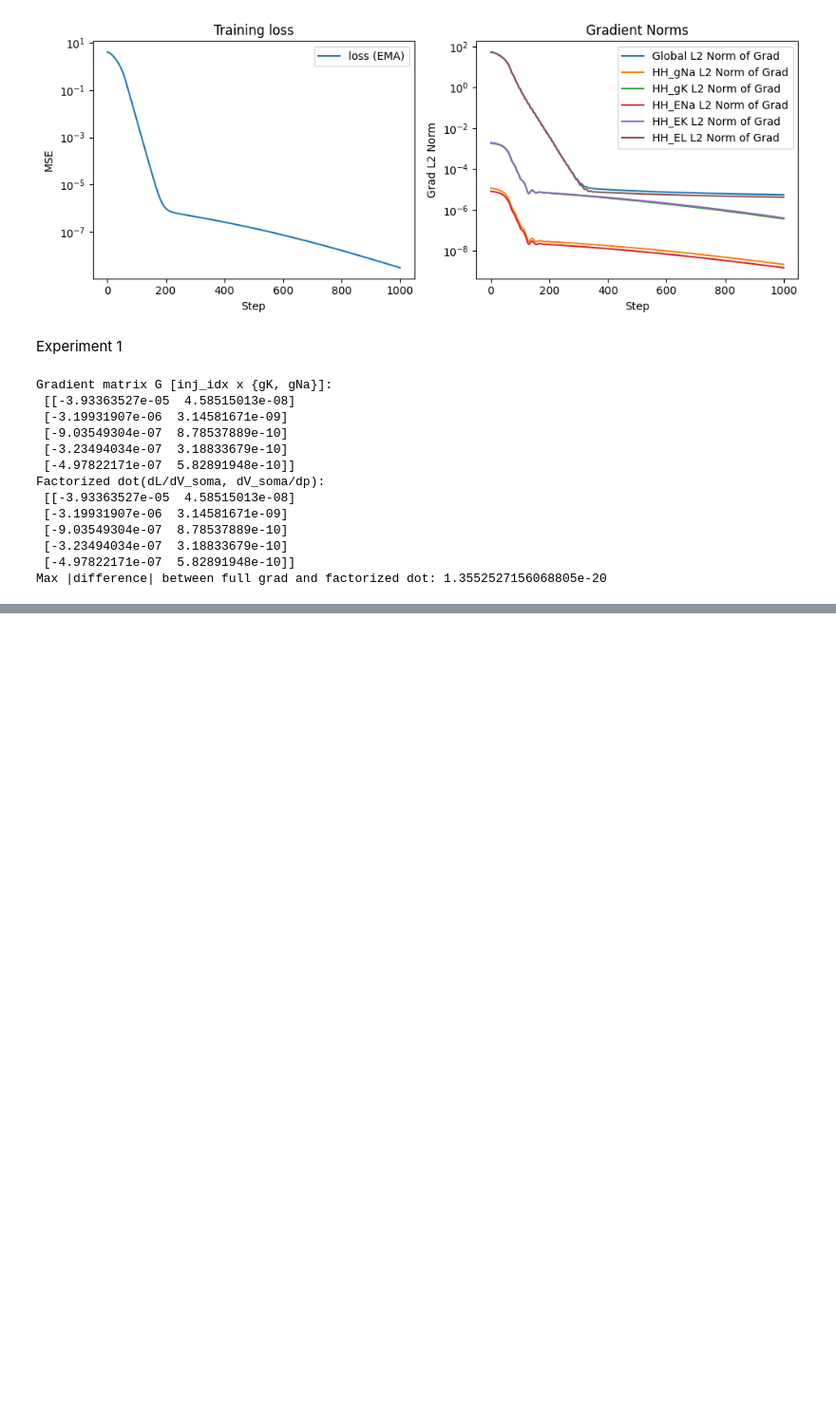
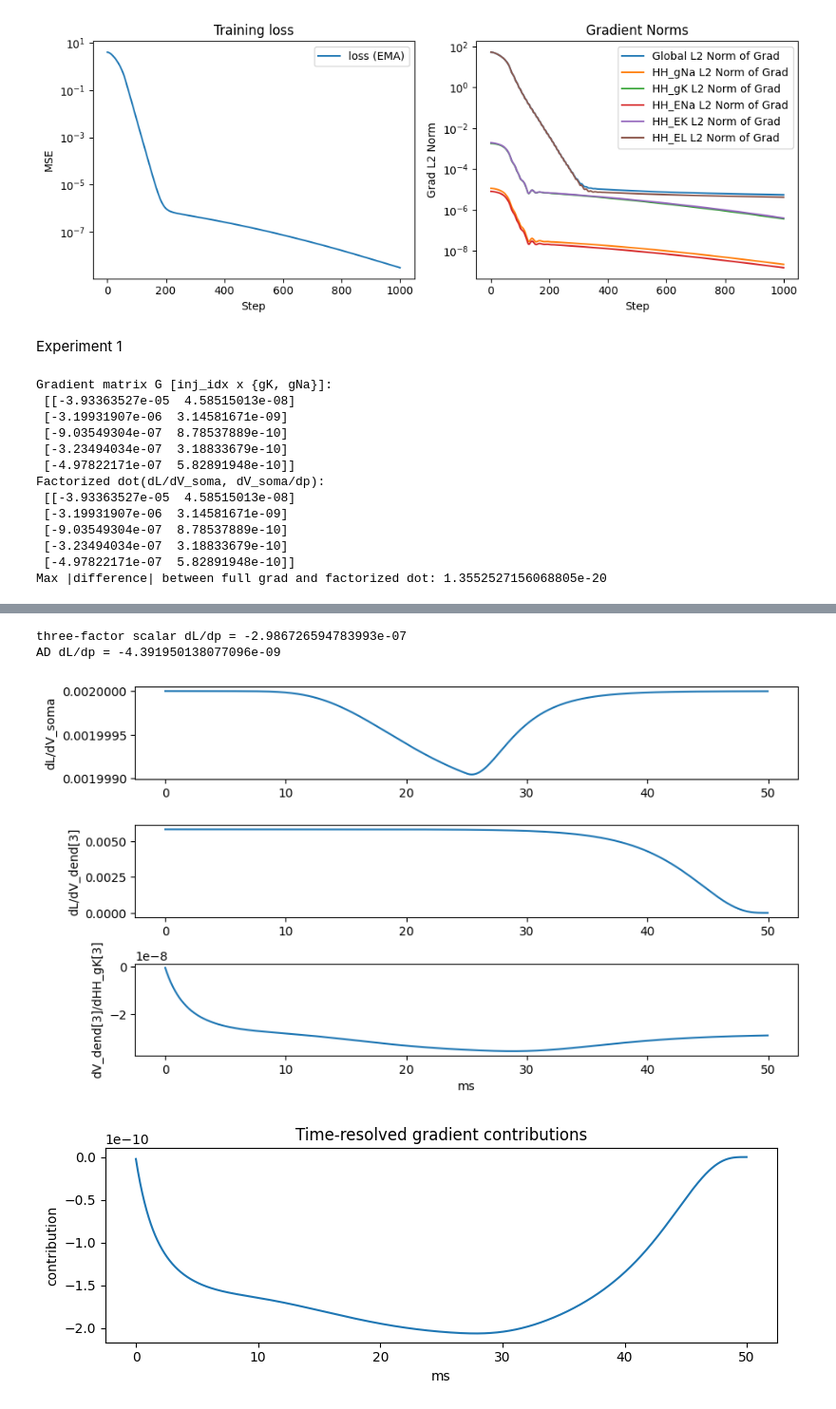
Before and after one commit to itzelts/jaxneuro, a Jupyter notebook: notebooks/002_multicomp_hh copy.ipynb, the cells around one changed output, grey strips where cells are left out. Shown at 95% size. Drawn from its saved outputs; the diff is of its cells as text; code cells hidden in the pictures; blank space fills up the shorter version.

```diff
--- a/notebooks/002_multicomp_hh copy.ipynb
+++ b/notebooks/002_multicomp_hh copy.ipynb
@@ -454,0 +670,37 @@ loss_val, g_phys = jax.value_and_grad(loss_all_injections)(phys_est_initial)
+# %%
+# choose injection at soma, analyze dendrite #3, parameter gK (or "HH_gNa")
+i_inj   = 0
+j_dend  = 3
+param_k = "HH_gK"
+
+dL_dVs, dL_dVd, dVd_dp, tri = three_factor_for(
+    i_inj, j_dend, param_k, phys_learner, inj_currents, targets_soma, model, dt
+)
+
+print("three-factor scalar dL/dp =", float(tri))
+
+# AD check: should match the direct gradient
+loss_and_grad_phys = jax.value_and_grad(
+    lambda p: loss_soma_mse(p, inj_currents[i_inj], targets_soma[i_inj], model, dt)[0]
+)
+_, g_phys = loss_and_grad_phys(phys_learner)
+print("AD dL/dp =", float(g_phys[param_k][j_dend]))
+# %% [output]
+three-factor scalar dL/dp = -2.986726594783993e-07
+AD dL/dp = -4.391950138077096e-09
+# %%
+t = jnp.arange(len(dL_dVs)) * dt
+plt.figure(figsize=(9,5))
+plt.subplot(3,1,1); plt.plot(t, dL_dVs);  plt.ylabel("dL/dV_soma")
+plt.subplot(3,1,2); plt.plot(t, dL_dVd);  plt.ylabel(f"dL/dV_dend[{j_dend}]")
+plt.subplot(3,1,3); plt.plot(t, dVd_dp);  plt.ylabel(f"dV_dend[{j_dend}]/d{param_k}[{j_dend}]"); plt.xlabel("ms")
+plt.tight_layout(); plt.show()
+
+# pointwise contributions over time (area equals the scalar gradient)
+plt.figure(figsize=(8,3))
+plt.plot(t, dL_dVd * dVd_dp)
+plt.ylabel("contribution"); plt.xlabel("ms"); plt.title("Time-resolved gradient contributions")
+plt.tight_layout(); plt.show()
+# %% [output]
+[figure, added]
+[figure, added]
```
Also changed, not shown: parts of 9 cells of this notebook.
